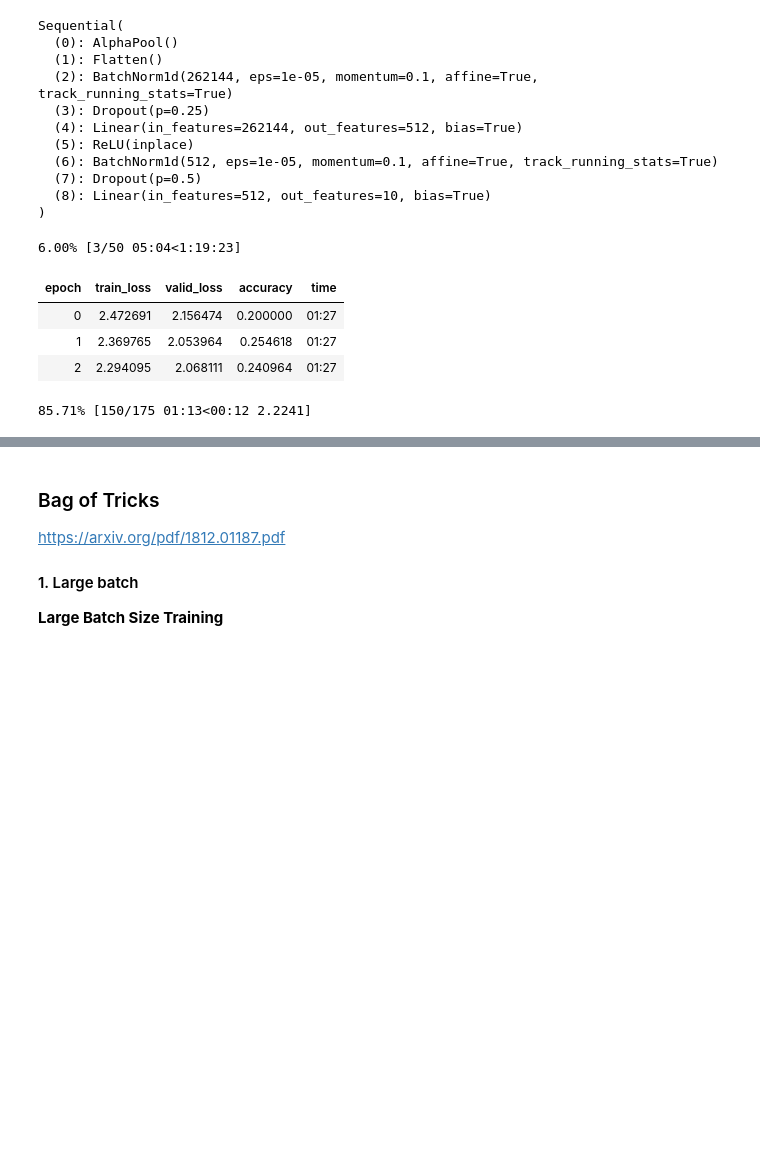
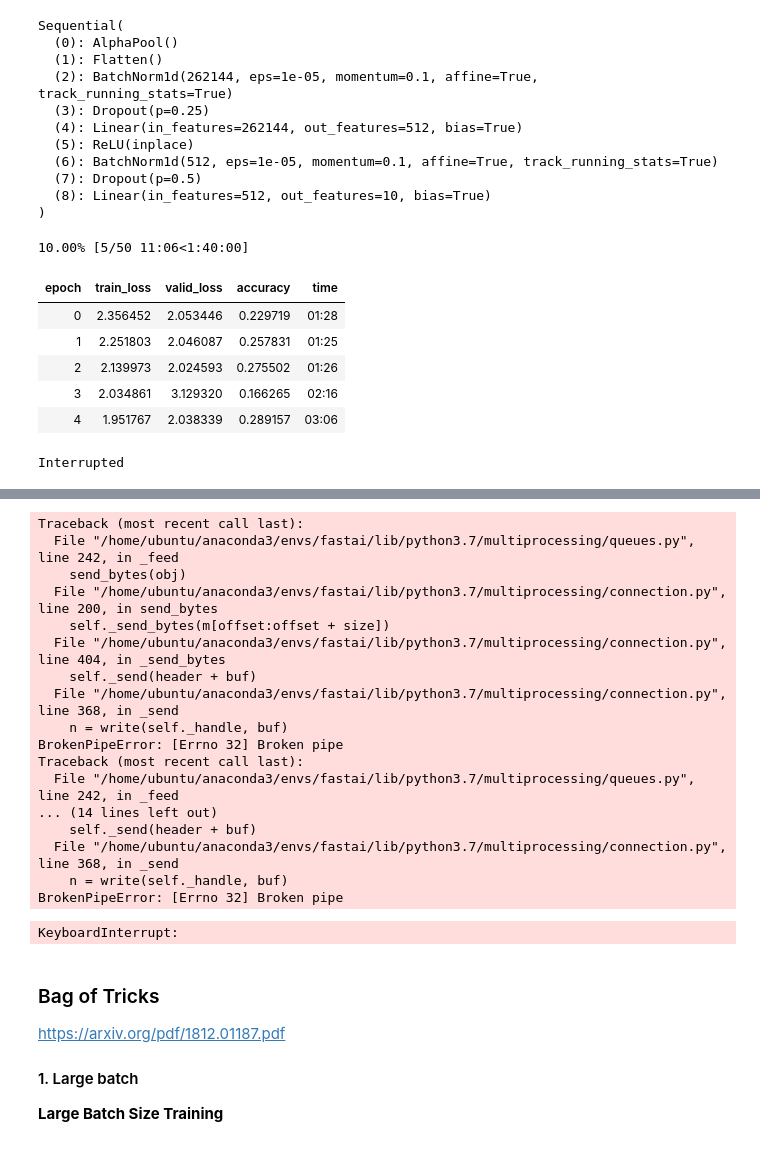
Before and after one commit to KeremTurgutlu/imagenette_experiments, a Jupyter notebook: imagewoof-alpha_pooling.ipynb, the cells around one changed output, grey strips where cells are left out. Saved outputs shown, nothing was run; the diff lists cells and outputs as text; code cells hidden in the pictures; blank space fills up the shorter version.

Commit message:
complete script, xresnet, alpha, self-atnn

```diff
--- a/imagewoof-alpha_pooling.ipynb
+++ b/imagewoof-alpha_pooling.ipynb
@@ -180,4 +200,5 @@ custom_head = create_head(512**2, data.c)
 # %%
+arch = xresnet50_sa
 learn = cnn_learner(data=data,
                     custom_head=custom_head,
                     base_arch=arch,
@@ -207,11 +252,13 @@ Sequential(
 # learn.to_fp16()
 # learn.loss_func = LabelSmoothingCrossEntropy()
 # %%
-learn.fit_one_cycle(50, max_lr=1e-3)
+learn.fit_one_cycle(50, max_lr=3e-3)
 # %% [output]
-6.00% [3/50 05:04<1:19:23]
+10.00% [5/50 11:06<1:40:00]
 | epoch | train_loss | valid_loss | accuracy | time |
-| 0 | 2.472691 | 2.156474 | 0.200000 | 01:27 |
-| 1 | 2.369765 | 2.053964 | 0.254618 | 01:27 |
-| 2 | 2.294095 | 2.068111 | 0.240964 | 01:27 |
+| 0 | 2.356452 | 2.053446 | 0.229719 | 01:28 |
+| 1 | 2.251803 | 2.046087 | 0.257831 | 01:25 |
+| 2 | 2.139973 | 2.024593 | 0.275502 | 01:26 |
+| 3 | 2.034861 | 3.129320 | 0.166265 | 02:16 |
+| 4 | 1.951767 | 2.038339 | 0.289157 | 03:06 |
-85.71% [150/175 01:13<00:12 2.2241]
+Interrupted
@@ -220,3 +269,21 @@ Better model found at epoch 1 with accuracy value: 0.25461846590042114.
+Traceback (most recent call last):
+  File "/home/ubuntu/anaconda3/envs/fastai/lib/python3.7/multiprocessing/queues.py", line 242, in _feed
+    send_bytes(obj)
+  File "/home/ubuntu/anaconda3/envs/fastai/lib/python3.7/multiprocessing/connection.py", line 200, in send_bytes
+    self._send_bytes(m[offset:offset + size])
+  File "/home/ubuntu/anaconda3/envs/fastai/lib/python3.7/multiprocessing/connection.py", line 404, in _send_bytes
+    self._send(header + buf)
+  File "/home/ubuntu/anaconda3/envs/fastai/lib/python3.7/multiprocessing/connection.py", line 368, in _send
+    n = write(self._handle, buf)
+BrokenPipeError: [Errno 32] Broken pipe
+Traceback (most recent call last):
+  File "/home/ubuntu/anaconda3/envs/fastai/lib/python3.7/multiprocessing/queues.py", line 242, in _feed
+... (14 lines left out)
+    self._send(header + buf)
+  File "/home/ubuntu/anaconda3/envs/fastai/lib/python3.7/multiprocessing/connection.py", line 368, in _send
+    n = write(self._handle, buf)
+BrokenPipeError: [Errno 32] Broken pipe
+KeyboardInterrupt:
 # %%
 learn.callbacks = []
 def TTA_score(load_pth='baseline'):
```
Also changed, not shown: parts of 9 cells of this notebook, 3 other files.
